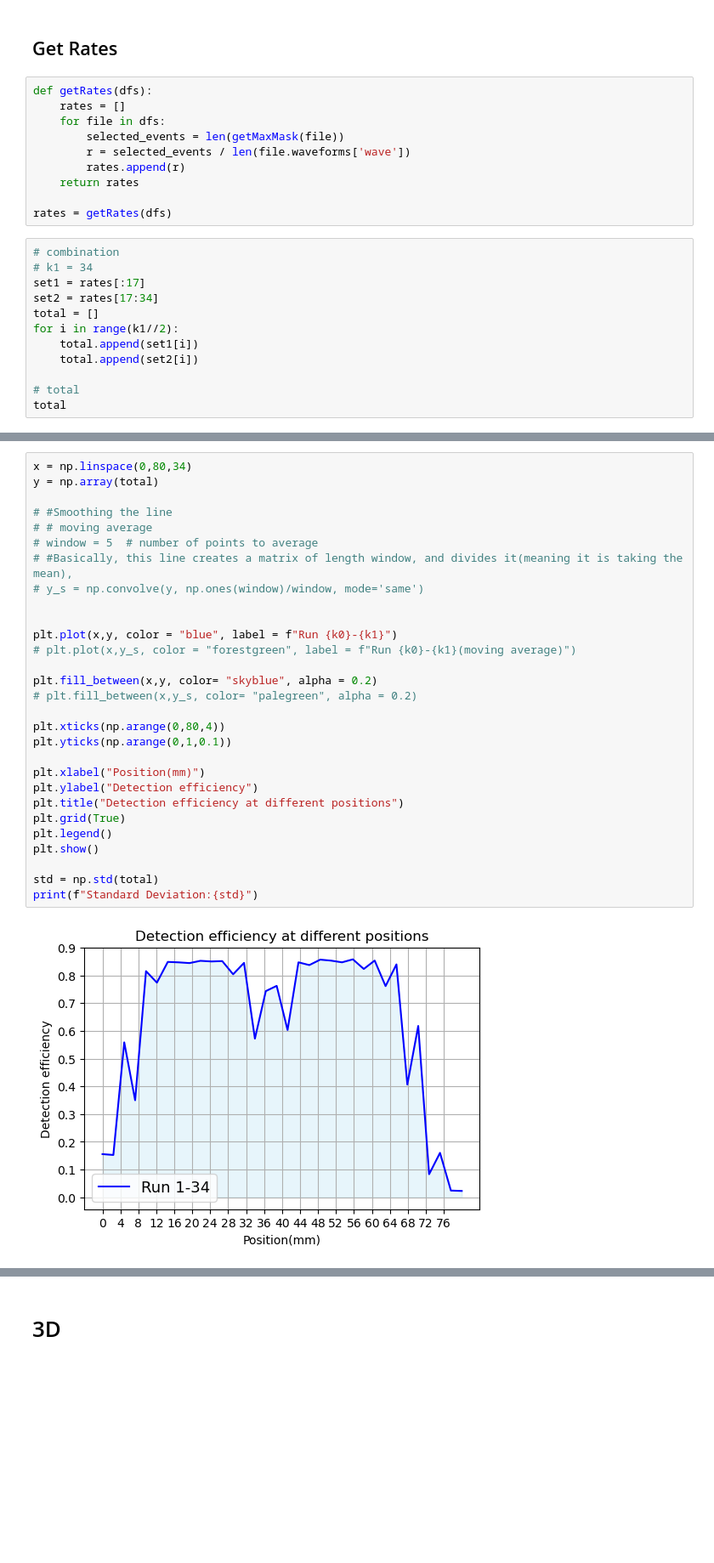
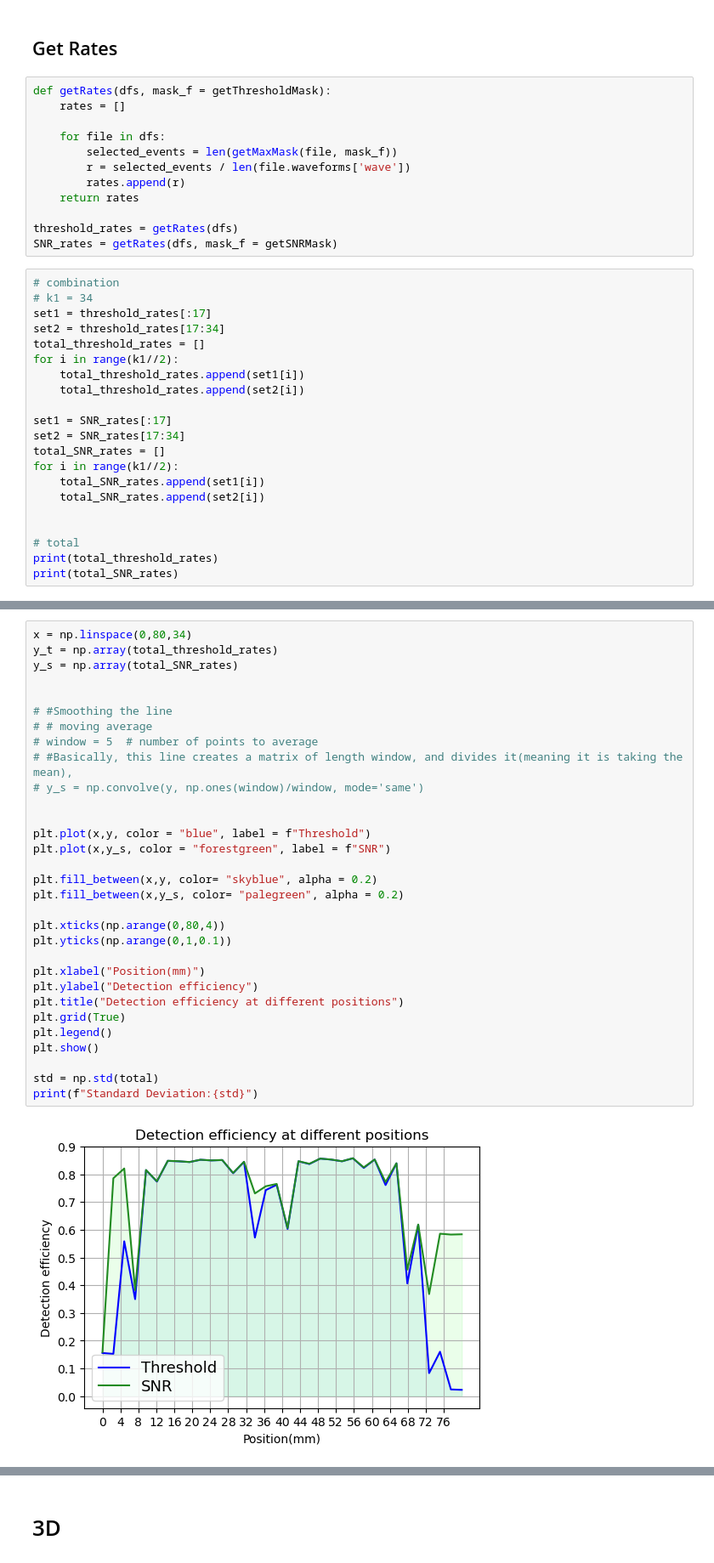
Before and after one commit to Dawson-HEP/scintillating_chamber, a Jupyter notebook: data_analysis/frequency_distribution/frequency_graphs.ipynb, the cells around one changed output, grey strips where cells are left out. Shown: that part at 85% size. Saved outputs shown, nothing was run; the diff lists cells and outputs as text; blank space fills up the shorter version.

Commit message:
Added SNR graph

```diff
--- a/data_analysis/frequency_distribution/frequency_graphs.ipynb
+++ b/data_analysis/frequency_distribution/frequency_graphs.ipynb
@@ -66,25 +99,36 @@ def getMask(_channel_trigger, data):
 # %% [markdown]
 ## Get Rates
 # %%
-def getRates(dfs):
+def getRates(dfs, mask_f = getThresholdMask):
     rates = []
+
     for file in dfs:
-        selected_events = len(getMaxMask(file))
+        selected_events = len(getMaxMask(file, mask_f))
         r = selected_events / len(file.waveforms['wave'])
         rates.append(r)
     return rates
 
-rates = getRates(dfs)
+threshold_rates = getRates(dfs)
+SNR_rates = getRates(dfs, mask_f = getSNRMask)
 # %%
 # combination
 # k1 = 34
-set1 = rates[:17]
-set2 = rates[17:34]
-total = []
+set1 = threshold_rates[:17]
+set2 = threshold_rates[17:34]
+total_threshold_rates = []
 for i in range(k1//2):
-    total.append(set1[i])
-    total.append(set2[i])
+    total_threshold_rates.append(set1[i])
+    total_threshold_rates.append(set2[i])
+
+set1 = SNR_rates[:17]
+set2 = SNR_rates[17:34]
+total_SNR_rates = []
+for i in range(k1//2):
+    total_SNR_rates.append(set1[i])
+    total_SNR_rates.append(set2[i])
+
 
 # total
-total
+print(total_threshold_rates)
+print(total_SNR_rates)
 # %% [output]
@@ -108,31 +142,33 @@ total
 # %%
 x = np.linspace(0,80,34)
-y = np.array(total)
+y_t = np.array(total_threshold_rates)
+y_s = np.array(total_SNR_rates)
+
 
 # #Smoothing the line
 # # moving average
 # window = 5  # number of points to average
 # #Basically, this line creates a matrix of length window, and divides it(meaning it is taking the mean),
 # y_s = np.convolve(y, np.ones(window)/window, mode='same')
 
 
-plt.plot(x,y, color = "blue", label = f"Run {k0}-{k1}")
-# plt.plot(x,y_s, color = "forestgreen", label = f"Run {k0}-{k1}(moving average)")
+plt.plot(x,y, color = "blue", label = f"Threshold")
+plt.plot(x,y_s, color = "forestgreen", label = f"SNR")
 
 plt.fill_between(x,y, color= "skyblue", alpha = 0.2)
-# plt.fill_between(x,y_s, color= "palegreen", alpha = 0.2)
+plt.fill_between(x,y_s, color= "palegreen", alpha = 0.2)
 
 plt.xticks(np.arange(0,80,4))
 plt.yticks(np.arange(0,1,0.1))
 
 plt.xlabel("Position(mm)")
 plt.ylabel("Detection efficiency")
 plt.title("Detection efficiency at different positions")
 plt.grid(True)
 plt.legend()
 plt.show()
 
 std = np.std(total)
 print(f"Standard Deviation:{std}")
 # %% [output]
-[figure, old version]
+[figure, new version]
```
Also changed, not shown: parts of 6 cells of this notebook, 1 other file.
